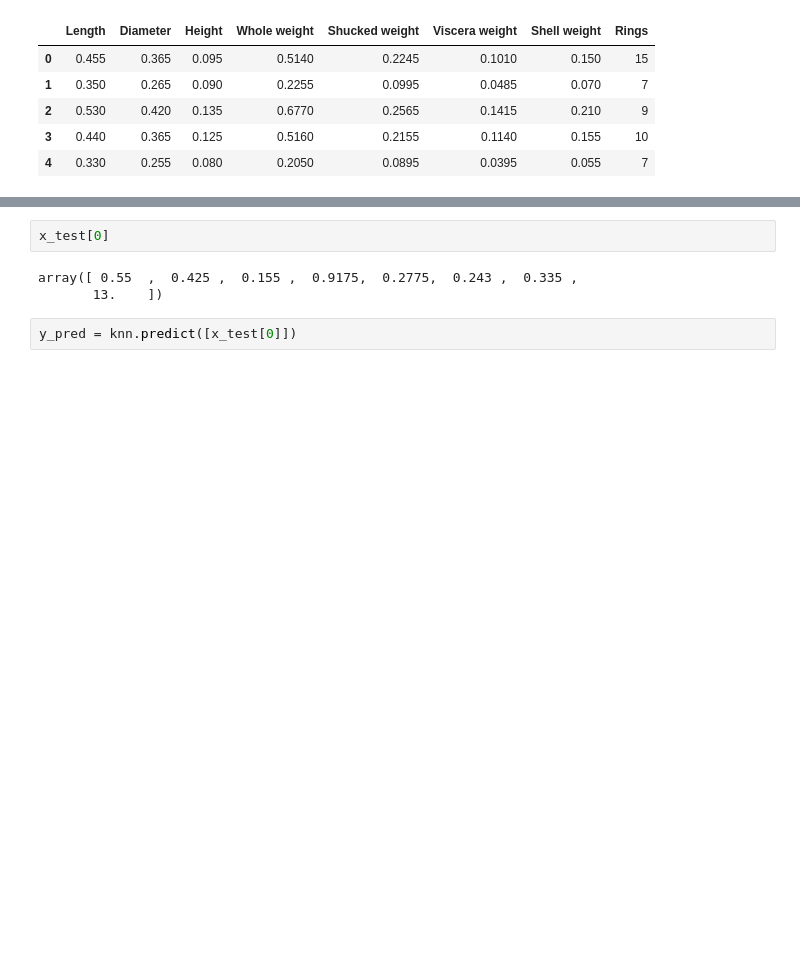
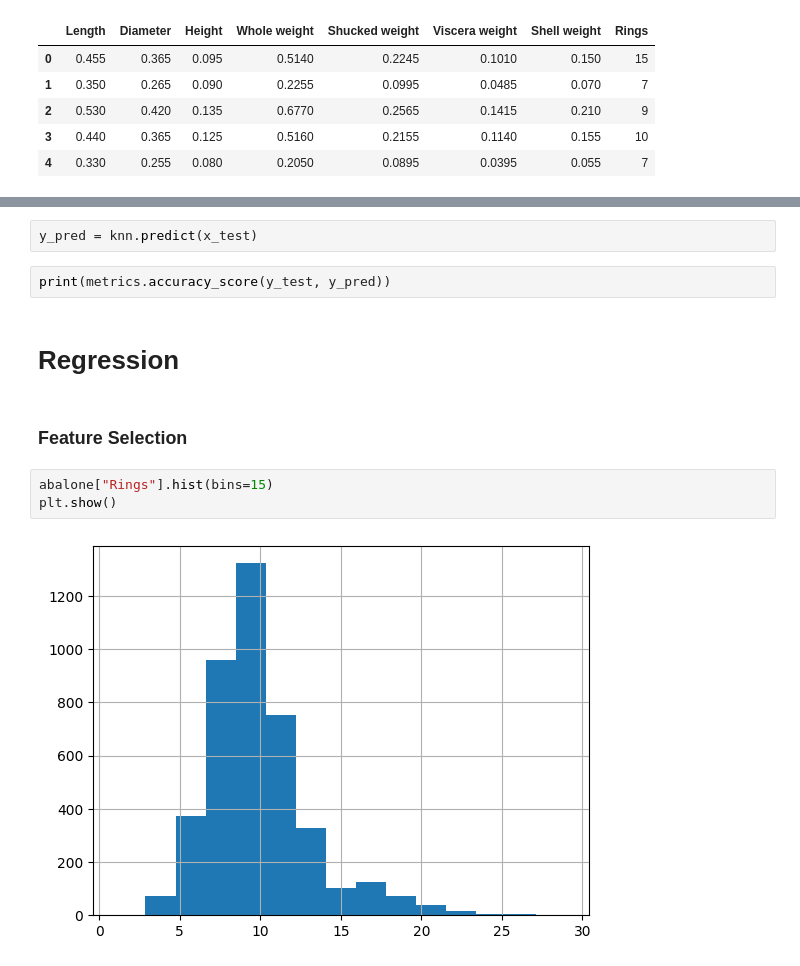
Before and after one commit to amirkasaei/K-Nearest-Neighbors-Classification-with-scikit-learn, a Jupyter notebook: K-Nearest Neighbors.ipynb, the cells around one changed output, grey strips where cells are left out. Cells and saved outputs as stored; diff of their text form; blank space fills up the shorter version.

```diff
--- a/K-Nearest Neighbors.ipynb
+++ b/K-Nearest Neighbors.ipynb
@@ -69,7 +143,13 @@ KNeighborsRegressor(n_neighbors=10)
-# %%
-x_test[0]
-# %% [output]
-array([ 0.55  ,  0.425 ,  0.155 ,  0.9175,  0.2775,  0.243 ,  0.335 ,
-       13.    ])
 # %%
-y_pred = knn.predict([x_test[0]])
+y_pred = knn.predict(x_test)
+# %%
+print(metrics.accuracy_score(y_test, y_pred))
+# %% [markdown]
+# **Regression**
+# %% [markdown]
+### **Feature Selection**
+# %%
+abalone["Rings"].hist(bins=15)
+plt.show()
+# %% [output]
+[figure, added]
```
Also changed, not shown: parts of 33 cells of this notebook.
